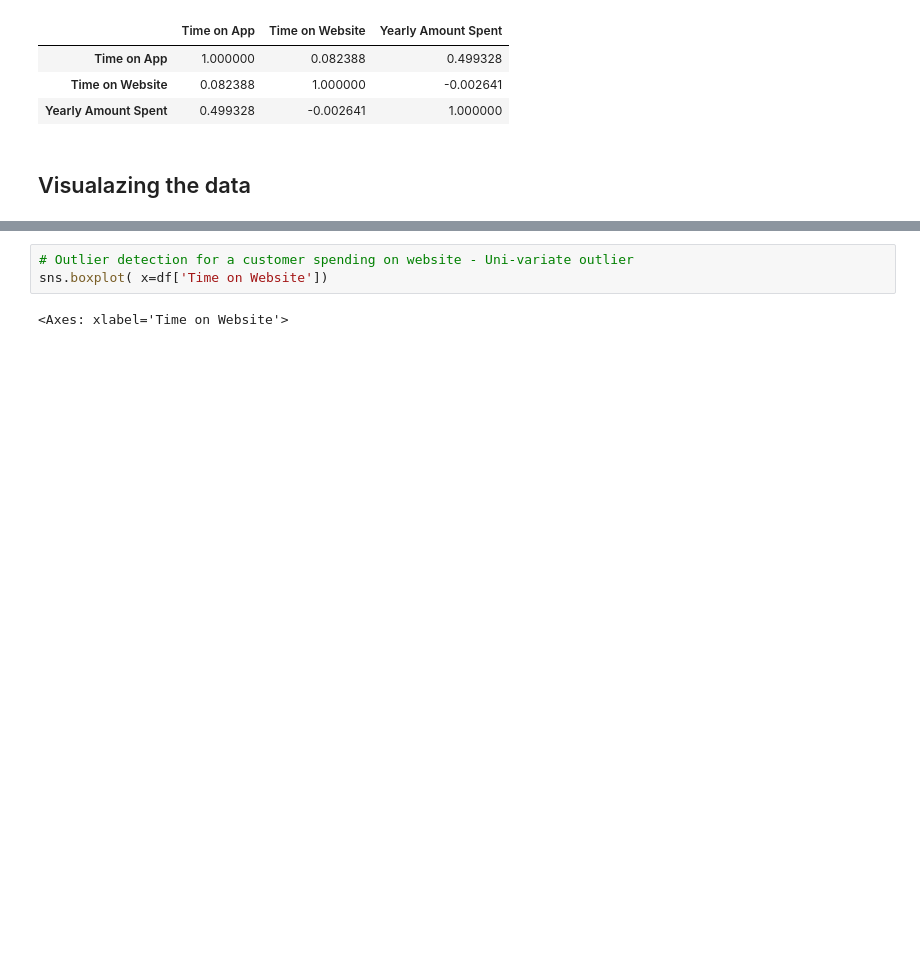
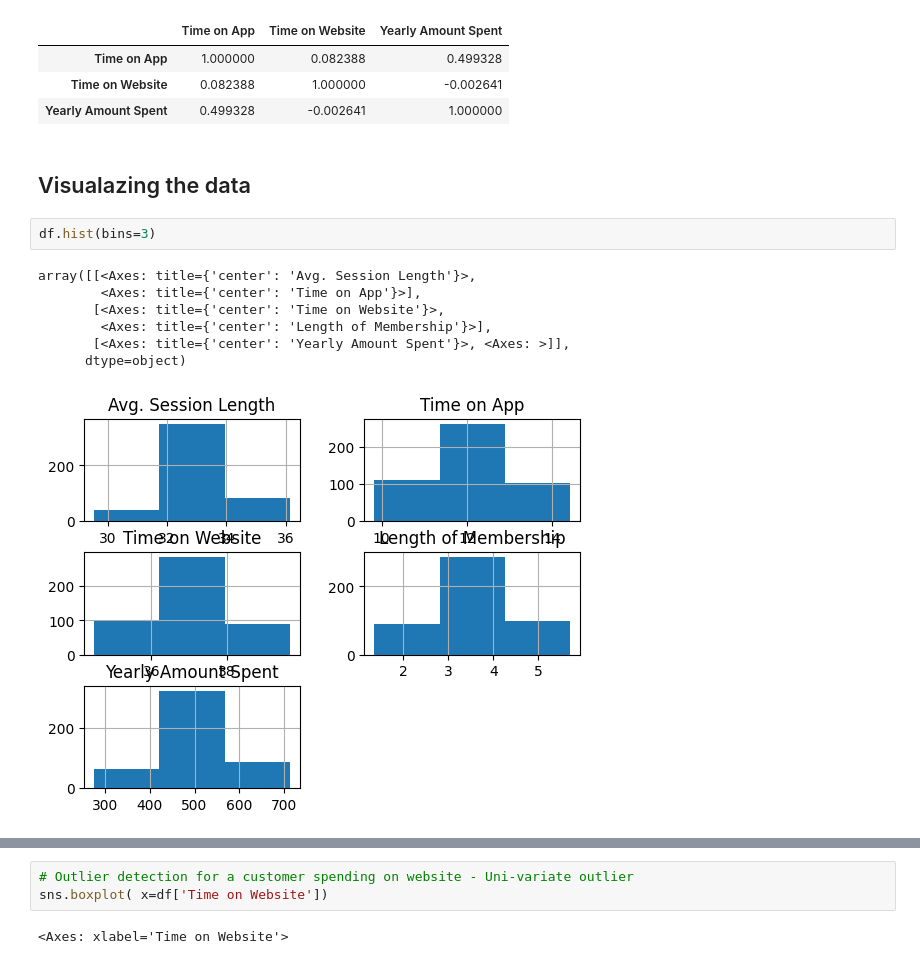
Before and after one commit to abrehamashebir/GO2COD_DS_01, a Jupyter notebook: notebook/ecomerce_eda.ipynb, the cells around one changed output, grey strips where cells are left out. Drawn from its saved outputs; the diff is of its cells as text; blank space fills up the shorter version.

```diff
--- a/notebook/ecomerce_eda.ipynb
+++ b/notebook/ecomerce_eda.ipynb
@@ -119,6 +119,16 @@ correlation
 | Yearly Amount Spent | 0.499328 | -0.002641 | 1.000000 |
 # %% [markdown]
 ## Visualazing the data
+# %%
+df.hist(bins=3)
+# %% [output]
+array([[<Axes: title={'center': 'Avg. Session Length'}>,
+        <Axes: title={'center': 'Time on App'}>],
+       [<Axes: title={'center': 'Time on Website'}>,
+        <Axes: title={'center': 'Length of Membership'}>],
+       [<Axes: title={'center': 'Yearly Amount Spent'}>, <Axes: >]],
+      dtype=object)
+[figure, added]
 # %%
 # Visualize with scatter plots
 
```
Also changed, not shown: parts of 6 cells of this notebook.
